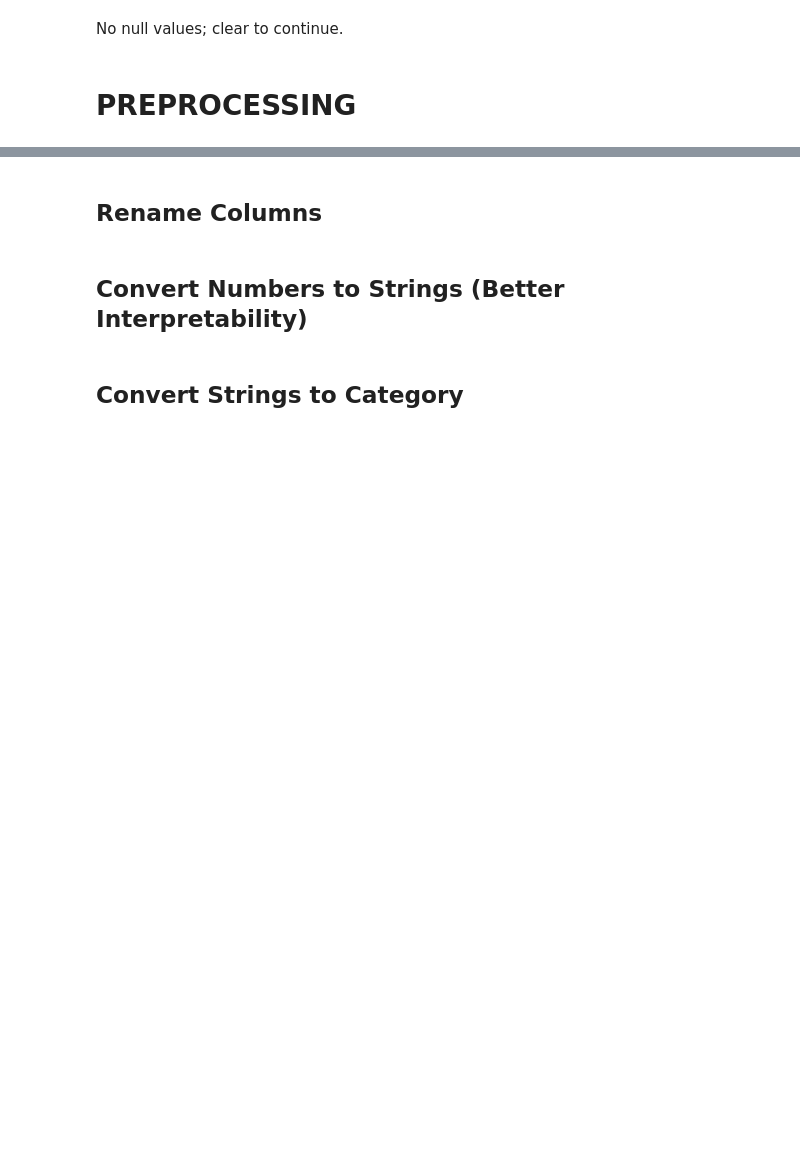
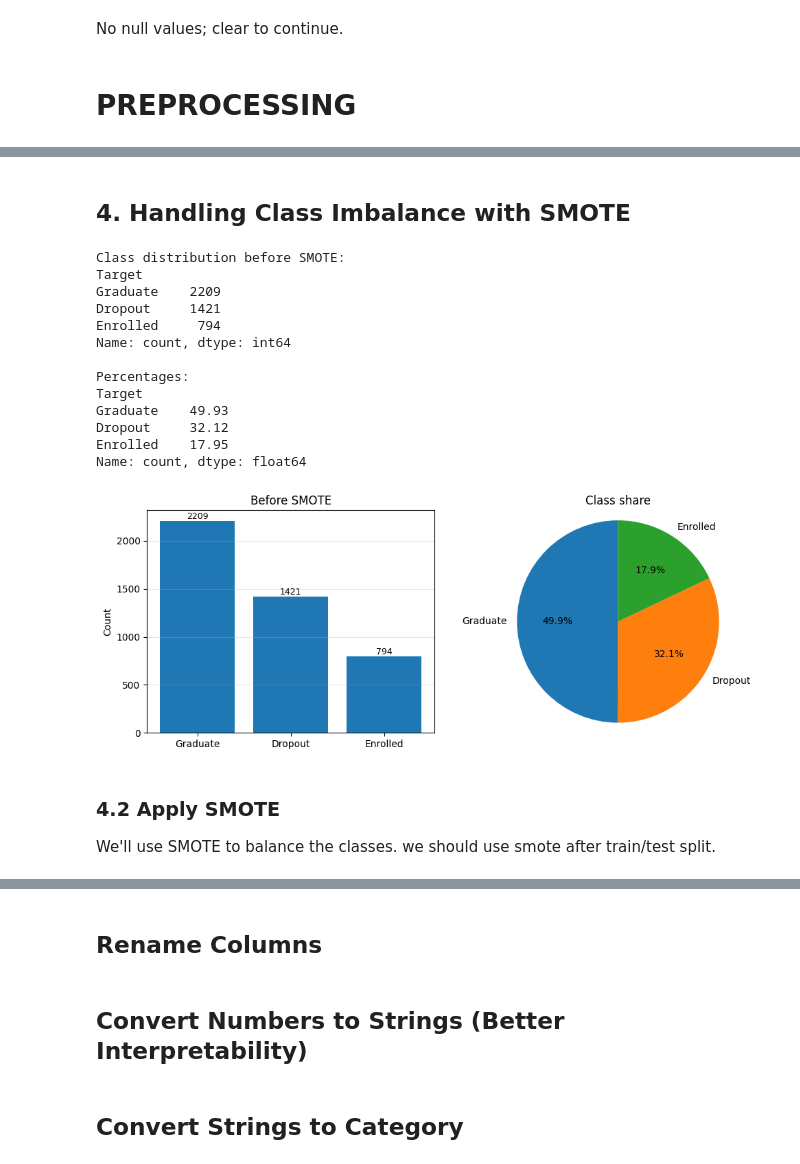
Before and after one commit to AldyG/PDA_G17, a Jupyter notebook: DataPrepEDA.ipynb, the cells around one changed output, grey strips where cells are left out. Drawn from its saved outputs; the diff is of its cells as text; code cells hidden in the pictures; blank space fills up the shorter version.

```diff
--- a/DataPrepEDA.ipynb
+++ b/DataPrepEDA.ipynb
@@ -79,0 +252,49 @@ No null values; clear to continue.
+# %% [markdown]
+## 4. Handling Class Imbalance with SMOTE
+# %%
+counts = data_engineered["Target"].value_counts()
+pct = counts / counts.sum() * 100
+
+print("Class distribution before SMOTE:")
+print(counts)
+print("\nPercentages:")
+print(pct.round(2))
+
+fig, (ax1, ax2) = plt.subplots(1, 2, figsize=(10, 4))
+
+# bar chart
+ax1.bar(counts.index, counts.values)
+ax1.set_title("Before SMOTE")
+ax1.set_ylabel("Count")
+ax1.grid(axis="y", alpha=0.3)
+
+for i, v in enumerate(counts.values):
+    ax1.text(i, v, v, ha="center", va="bottom", fontsize=9)
+
+# pie chart
+ax2.pie(counts.values, labels=counts.index, autopct="%.1f%%", startangle=90)
+ax2.set_title("Class share")
+ax2.set_ylabel("")
+ax2.axis("equal")
+
+plt.tight_layout()
+plt.show()
+# %% [output]
+Class distribution before SMOTE:
+Target
+Graduate    2209
+Dropout     1421
+Enrolled     794
+Name: count, dtype: int64
+
+Percentages:
+Target
+Graduate    49.93
+Dropout     32.12
+Enrolled    17.95
+Name: count, dtype: float64
+[figure, added]
+# %% [markdown]
+### 4.2 Apply SMOTE
+
+We'll use SMOTE to balance the classes. we should use smote after train/test split.
```
Also changed, not shown: parts of 33 cells of this notebook.
